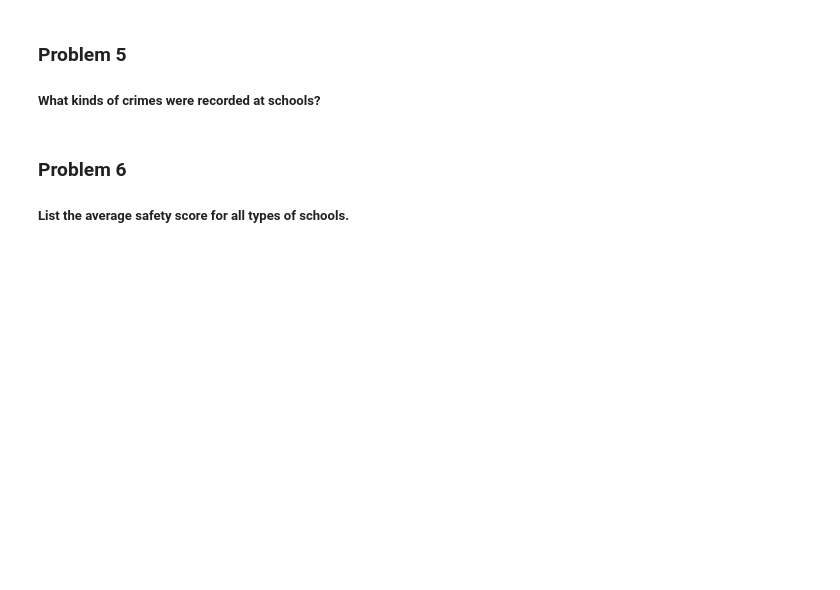
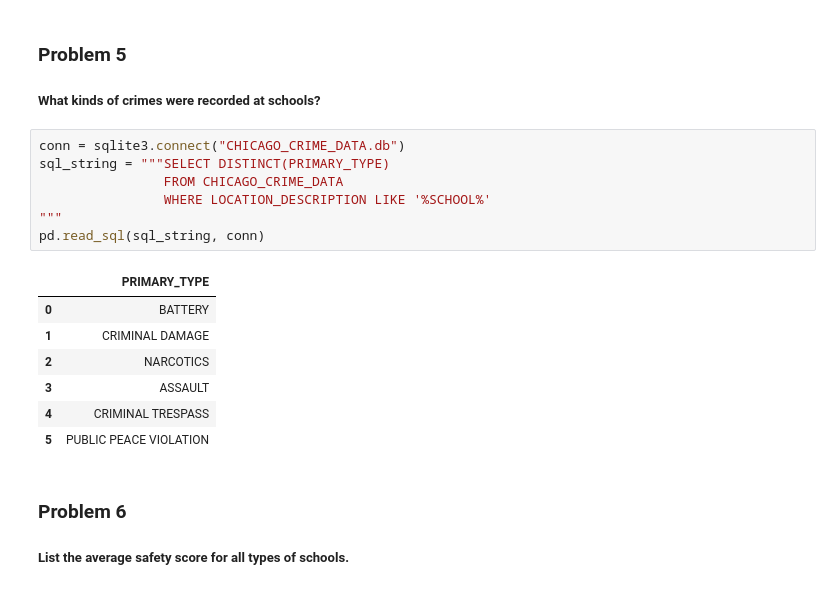
Before and after one commit to couzhei/ai-journey, a Jupyter notebook: ibm-data-science/06-db-and-sql/Final-assignment-v5.ipynb, the cells around one changed output. Drawn from its saved outputs; the diff is of its cells as text; blank space fills up the shorter version.

```diff
--- a/ibm-data-science/06-db-and-sql/Final-assignment-v5.ipynb
+++ b/ibm-data-science/06-db-and-sql/Final-assignment-v5.ipynb
@@ -113,6 +194,21 @@ Now write and execute SQL queries to solve assignment problems
 ### Problem 5
 
 ##### What kinds of crimes were recorded at schools?
+# %%
+conn = sqlite3.connect("CHICAGO_CRIME_DATA.db")
+sql_string = """SELECT DISTINCT(PRIMARY_TYPE)
+                FROM CHICAGO_CRIME_DATA
+                WHERE LOCATION_DESCRIPTION LIKE '%SCHOOL%'
+"""
+pd.read_sql(sql_string, conn)
+# %% [output]
+|  | PRIMARY_TYPE |
+| 0 | BATTERY |
+| 1 | CRIMINAL DAMAGE |
+| 2 | NARCOTICS |
+| 3 | ASSAULT |
+| 4 | CRIMINAL TRESPASS |
+| 5 | PUBLIC PEACE VIOLATION |
 # %% [markdown]
 ### Problem 6
 
```
Also changed, not shown: parts of 13 cells of this notebook, 7 other files.
